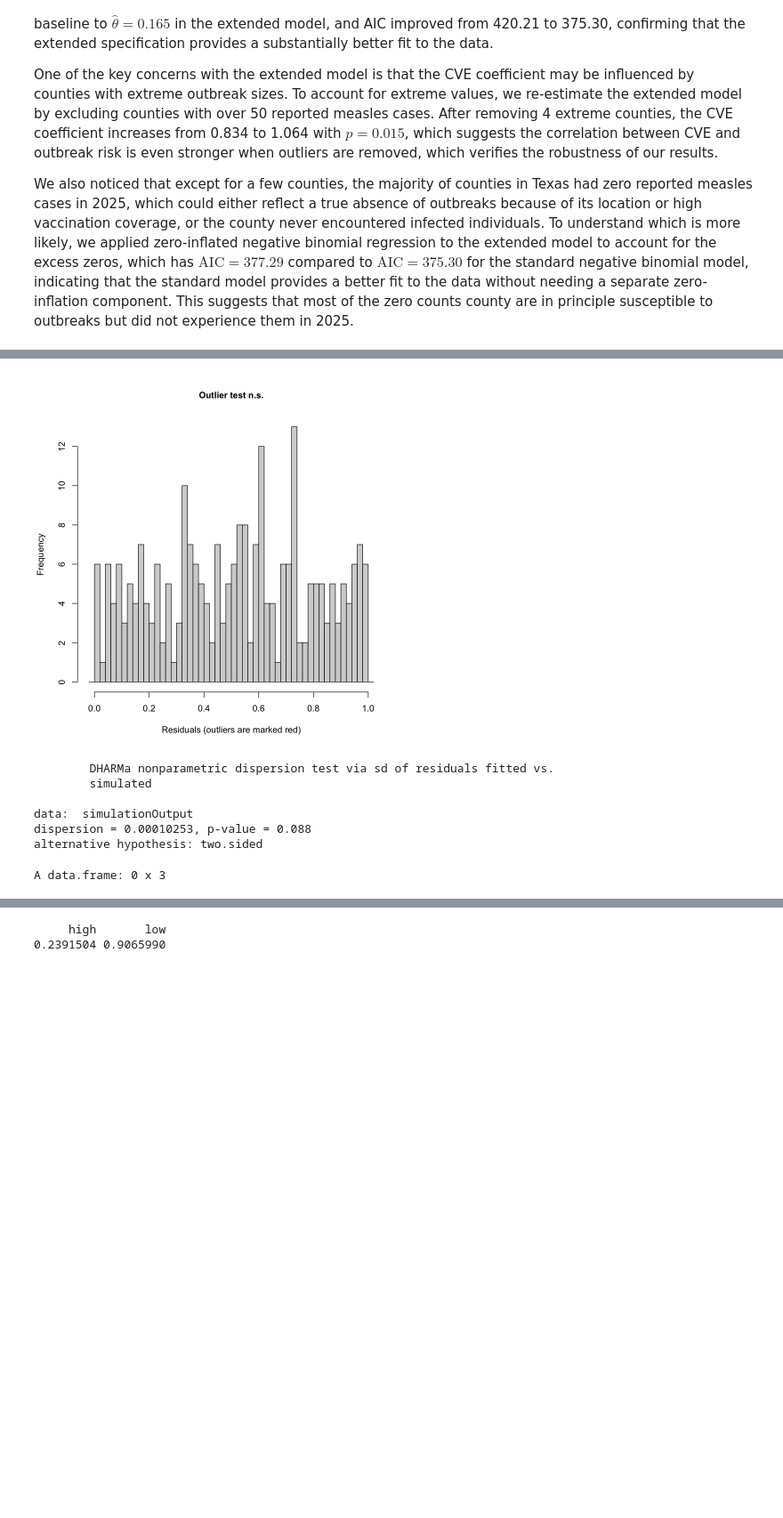
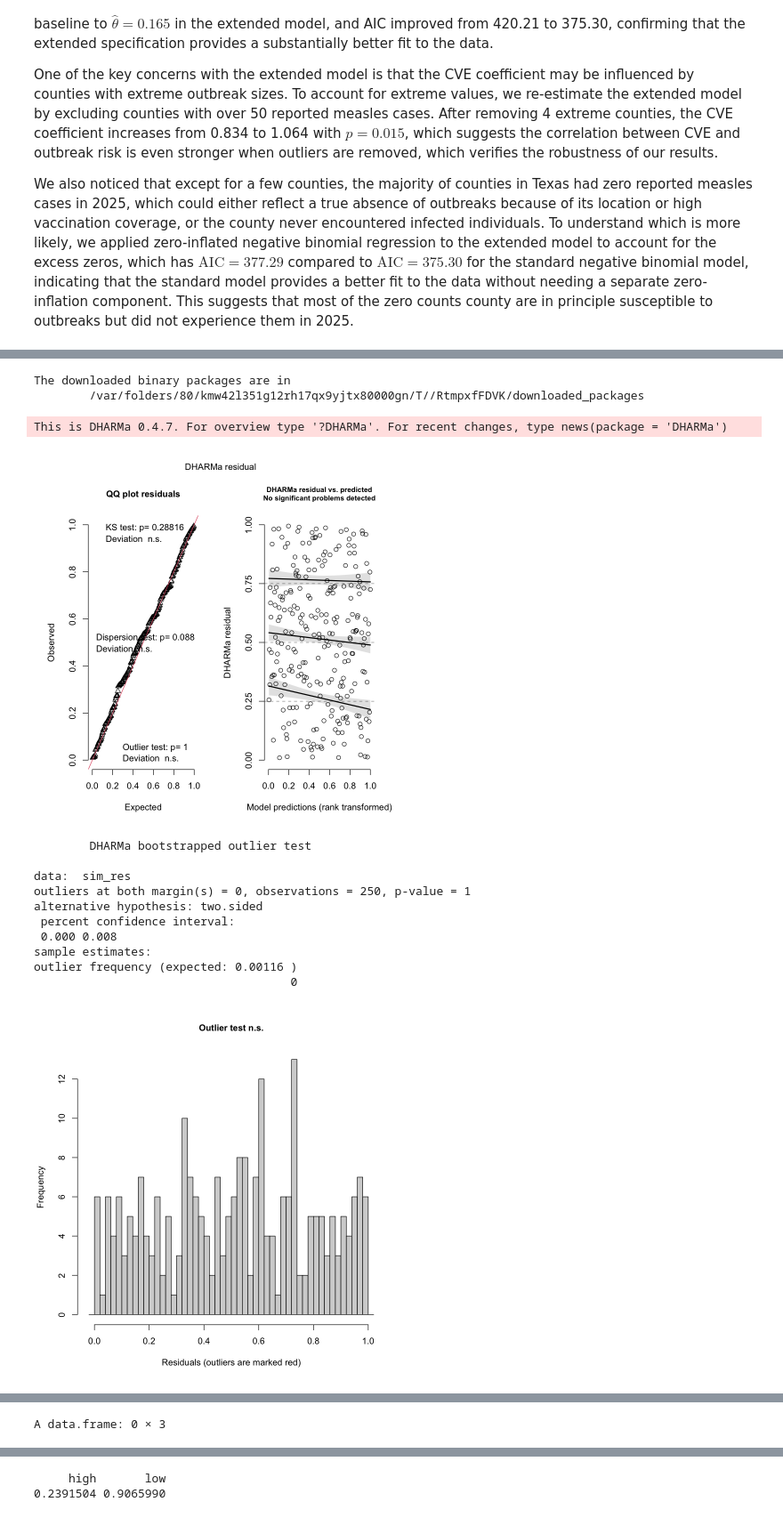
Before and after one commit to aichacamara/Measles-Outbreak-and-Public-Policy-Reluctance, a Jupyter notebook: 2026SP-stat/brfss_w_cve.ipynb, the cells around one changed output, grey strips where cells are left out. Shown at 89% size. Drawn from its saved outputs; the diff is of its cells as text; code cells hidden in the pictures; blank space fills up the shorter version.

```diff
--- a/2026SP-stat/brfss_w_cve.ipynb
+++ b/2026SP-stat/brfss_w_cve.ipynb
@@ -743,7 +843,7 @@ A data.frame: 2 x 2
 | model_final | 8 | 375.2864 |
 | model_zinfl | 9 | 377.2864 |
 # %%
-#install.packages("DHARMa")
+install.packages("DHARMa")
 library(DHARMa)
 
 sim_res <- simulateResiduals(model_final, n = 1000)
@@ -769,8 +862,15 @@ outlier frequency (expected: 0.00084 )
-[figure]
-        DHARMa nonparametric dispersion test via sd of residuals fitted vs.
-        simulated
-
-data:  simulationOutput
-dispersion = 0.00010253, p-value = 0.088
-alternative hypothesis: two.sided
+The downloaded binary packages are in
+        /var/folders/80/kmw42l351g12rh17qx9yjtx80000gn/T//RtmpxfFDVK/downloaded_packages
-A data.frame: 0 x 3
+This is DHARMa 0.4.7. For overview type '?DHARMa'. For recent changes, type news(package = 'DHARMa')
+[figure, new version]
+        DHARMa bootstrapped outlier test
+
+data:  sim_res
+outliers at both margin(s) = 0, observations = 250, p-value = 1
+alternative hypothesis: two.sided
+ percent confidence interval:
+ 0.000 0.008
+sample estimates:
+outlier frequency (expected: 0.00116 )
+                                     0
+[figure]
@@ -777,3 +883,4 @@ A data.frame: 0 x 3
+A data.frame: 0 × 3
 | County | outbreak | population |
 | <chr> | <int> | <dbl> |
 [figure]
```
Also changed, not shown: parts of 28 cells of this notebook, 2 other files.
